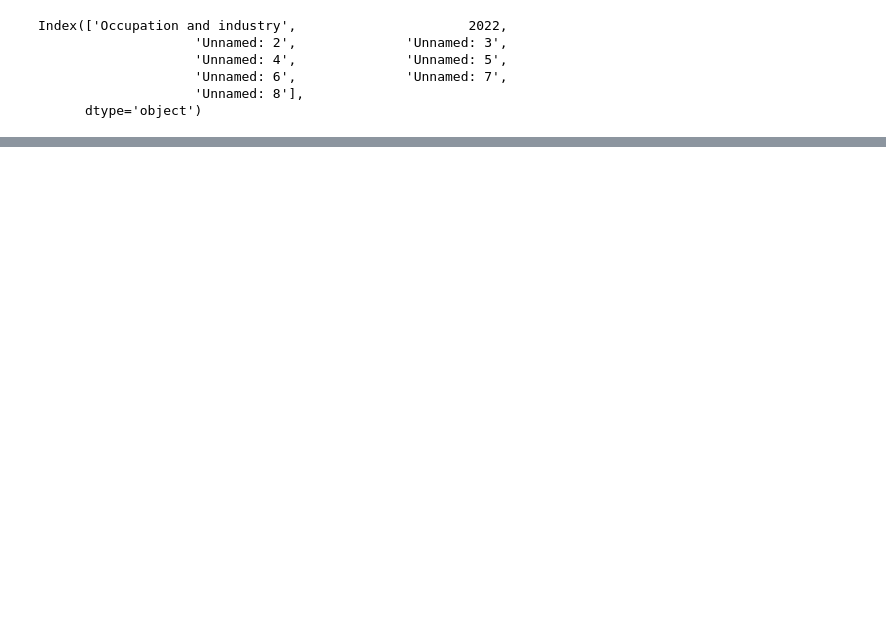
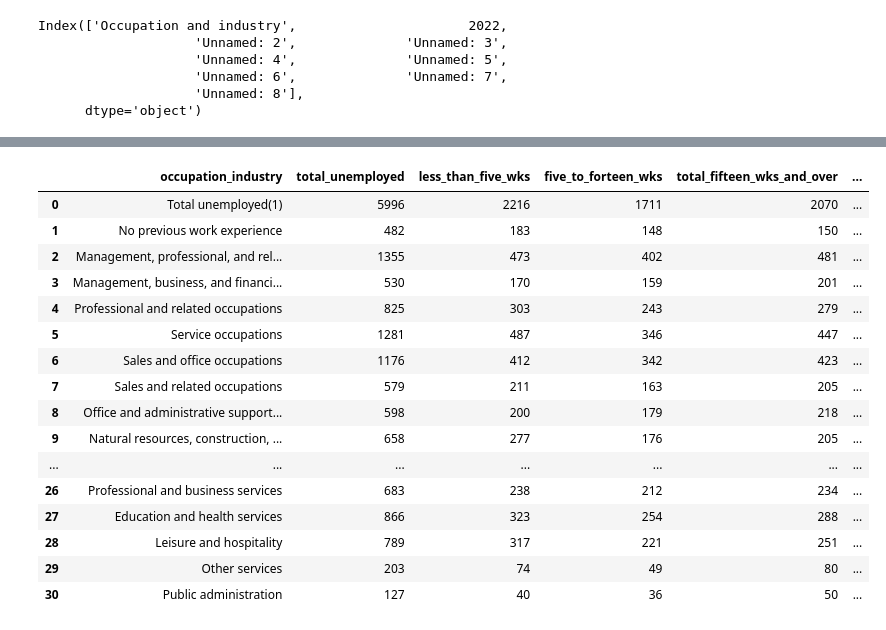
Before and after one commit to tvaughn905/Project-3, a Jupyter notebook: cleaning_industry_data.ipynb, the cells around one changed output, grey strips where cells are left out. Saved outputs shown, nothing was run; the diff lists cells and outputs as text; code cells hidden in the pictures; blank space fills up the shorter version.

Commit message:
Cleaning data

```diff
--- a/cleaning_industry_data.ipynb
+++ b/cleaning_industry_data.ipynb
@@ -122,3 +261,3 @@ industry_2022_df.info()
 # %%
-occupations_industries = industry_2022_df['Occupation and industry'].unique()
+occupations_industries = industry_2022_clean['occupation_industry'].unique()
 print(occupations_industries)
@@ -124,0 +288,3 @@ print(occupations_industries)
+# %%
+occupation_ids = np.arange(1, 32)
+print(occupation_ids)
@@ -124,0 +294,3 @@ print(occupations_industries)
+# %%
+occ_ids = ["occ_" + str(occ_id) for occ_id in occupation_ids]
+print(occ_ids)
@@ -124,0 +299,6 @@ print(occupations_industries)
+# %%
+occupation_df = pd.DataFrame({
+    "occupation_id": occ_ids,
+    "occupation_industry": occupations_industries
+})
+occupation_df
@@ -124,0 +325,21 @@ print(occupations_industries)
+# %%
+merged_2022_df = industry_2022_clean.merge(occupation_df, on= 'occupation_industry', how= 'left')
+merged_2022_df
+# %% [output]
+|  | occupation_industry | total_unemployed | less_than_five_wks | five_to_forteen_wks | total_fifteen_wks_and_over | ... |
+| 0 | Total unemployed(1) | 5996 | 2216 | 1711 | 2070 | ... |
+| 1 | No previous work experience | 482 | 183 | 148 | 150 | ... |
+| 2 | Management, professional, and rel... | 1355 | 473 | 402 | 481 | ... |
+| 3 | Management, business, and financi... | 530 | 170 | 159 | 201 | ... |
+| 4 | Professional and related occupations | 825 | 303 | 243 | 279 | ... |
+| 5 | Service occupations | 1281 | 487 | 346 | 447 | ... |
+| 6 | Sales and office occupations | 1176 | 412 | 342 | 423 | ... |
+| 7 | Sales and related occupations | 579 | 211 | 163 | 205 | ... |
+| 8 | Office and administrative support... | 598 | 200 | 179 | 218 | ... |
+| 9 | Natural resources, construction, ... | 658 | 277 | 176 | 205 | ... |
+| ... | ... | ... | ... | ... | ... | ... |
+| 26 | Professional and business services | 683 | 238 | 212 | 234 | ... |
+| 27 | Education and health services | 866 | 323 | 254 | 288 | ... |
+| 28 | Leisure and hospitality | 789 | 317 | 221 | 251 | ... |
+| 29 | Other services | 203 | 74 | 49 | 80 | ... |
+| 30 | Public administration | 127 | 40 | 36 | 50 | ... |
```
Also changed, not shown: parts of 20 cells of this notebook, 1 other file.
